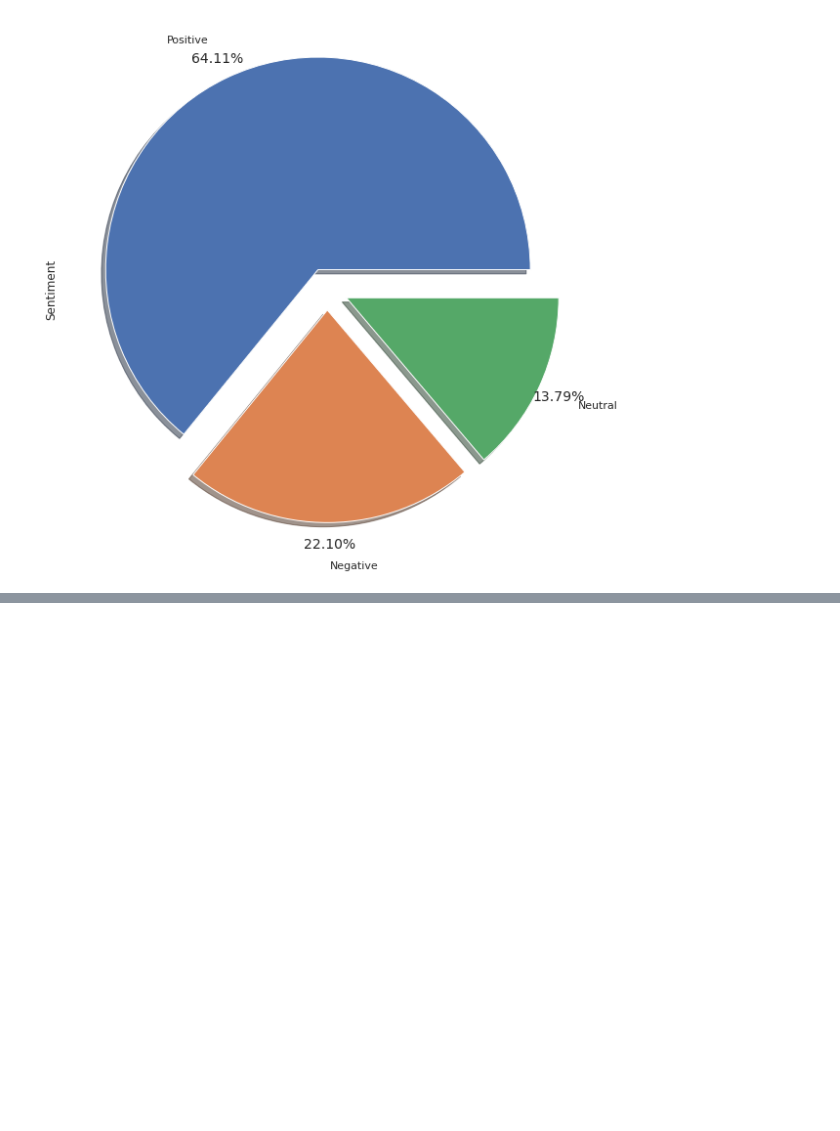
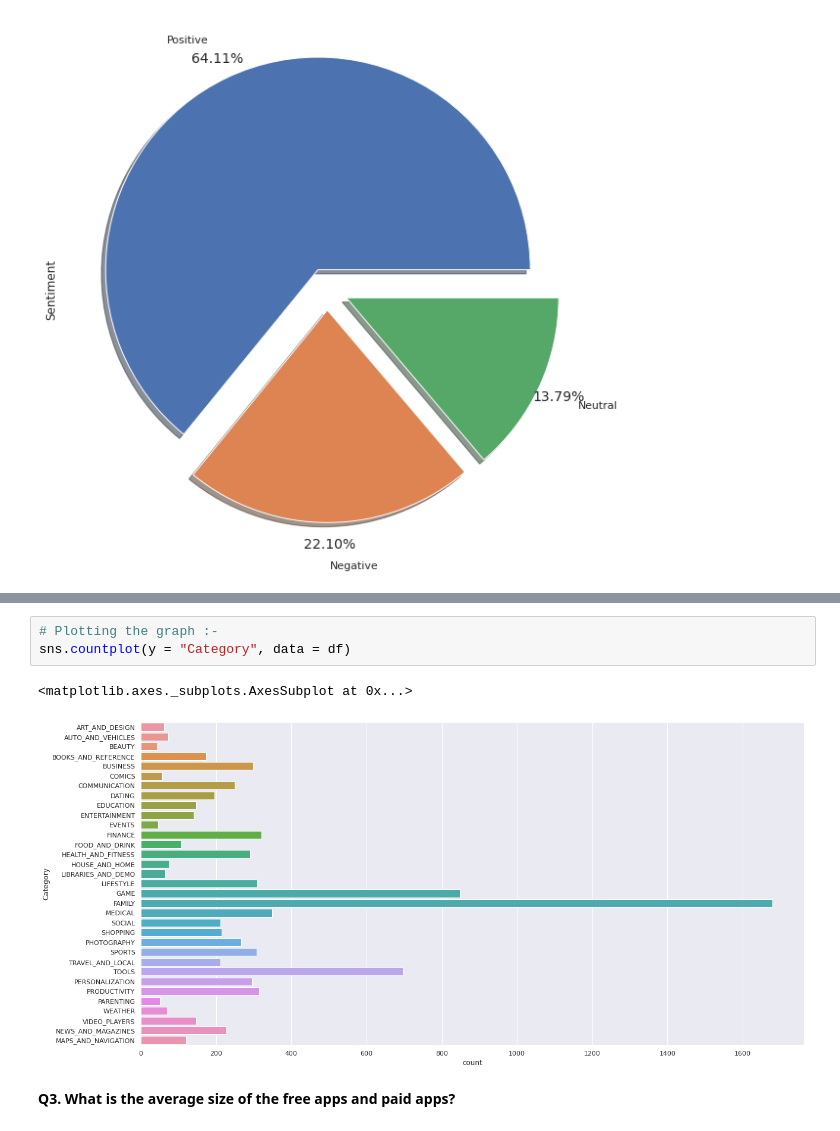
Before and after one commit to Gaurideshmukh5/EDA-capstone-project_Playstore-data-analysis, a Jupyter notebook: EDA_Play_Store_App_Review_Analysis_Capstone_Project.ipynb, the cells around one changed output, grey strips where cells are left out. Saved outputs shown, nothing was run; the diff lists cells and outputs as text; blank space fills up the shorter version.

Commit message:
Fourth Commit (Data Analysis)

```diff
--- a/EDA_Play_Store_App_Review_Analysis_Capstone_Project.ipynb
+++ b/EDA_Play_Store_App_Review_Analysis_Capstone_Project.ipynb
@@ -872,0 +946,8 @@ df2['Sentiment'].value_counts().plot(kind='pie', explode= (0.1,0.1,0.1), shadow=
+# %%
+# Plotting the graph :-
+sns.countplot(y = "Category", data = df)
+# %% [output]
+<matplotlib.axes._subplots.AxesSubplot at 0x...>
+[figure, added]
+# %% [markdown]
+**Q3. What is the average size of the free apps and paid apps?**
```
Also changed, not shown: parts of 67 cells of this notebook.
